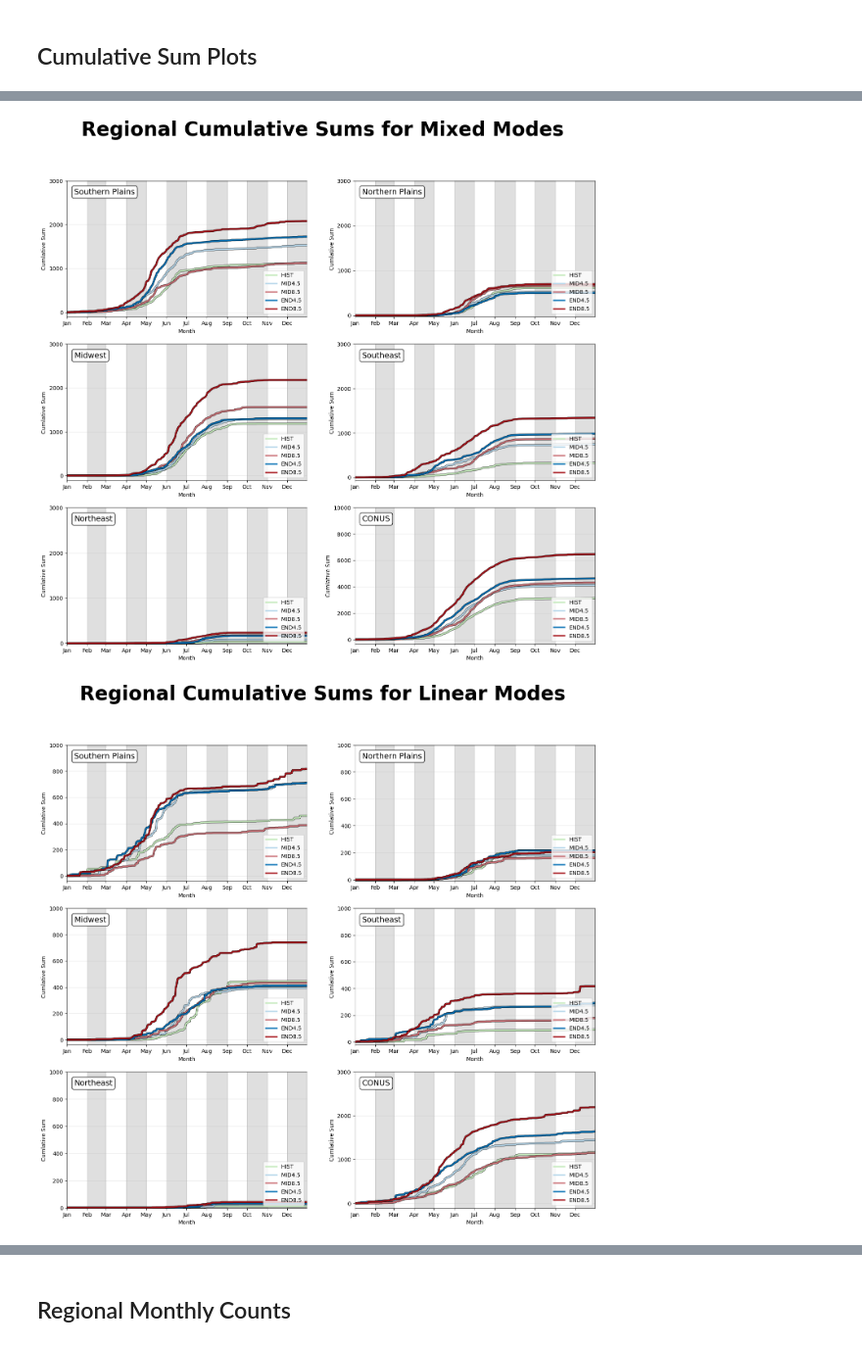
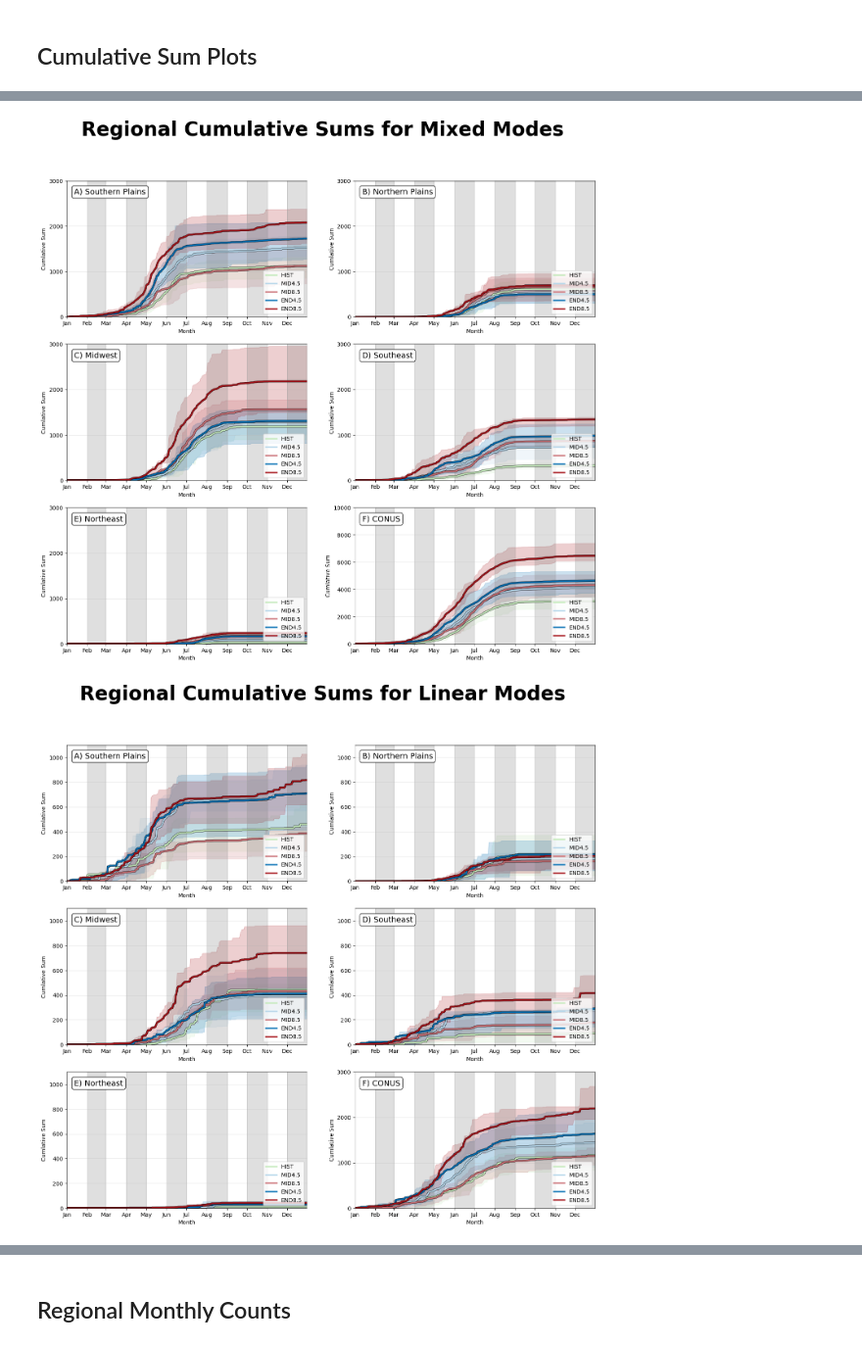
Before and after one commit to jcorner1/Future_Modes, a Jupyter notebook: Code/Triton/Regional_Plots.ipynb, the cells around one changed output, grey strips where cells are left out. Shown at 98% size. Saved outputs shown, nothing was run; the diff lists cells and outputs as text; code cells hidden in the pictures.

```diff
--- a/Code/Triton/Regional_Plots.ipynb
+++ b/Code/Triton/Regional_Plots.ipynb
@@ -201,0 +236,11 @@ END8p5
+# %%
+#iterate through the epochs
+for epoch in epochs:
+
+    key1 = np.cumsum(locals()[f'dailycounts_{epoch}_EC_Cellular'].mean(axis = 1))[365] * 0.2
+    key2 = np.cumsum(locals()[f'dailycounts_{epoch}_EC_Multicell'].mean(axis = 1))[365] * 0.2
+    key3 = np.cumsum(locals()[f'dailycounts_{epoch}_EC_Linear'].mean(axis = 1))[365] * 0.2
+
+    print(f"{epoch} | Cellular: {np.where(np.cumsum(locals()[f'dailycounts_{epoch}_EC_Cellular'].mean(axis = 1)) >= key1)[0][0]} - {key1}, "
+          f"Mixed Mode: {np.where(np.cumsum(locals()[f'dailycounts_{epoch}_EC_Multicell'].mean(axis = 1)) >= key2)[0][0]} - {key2}, "
+          f"Linear: {np.where(np.cumsum(locals()[f'dailycounts_{epoch}_EC_Linear'].mean(axis = 1)) >= key3)[0][0]} - {key3}")
@@ -204,6 +255,8 @@ j = 1
 fig = plt.figure(figsize=(17,15))
 names = ['Southern Plains','Northern Plains', 'Midwest','Southeast','Northeast', 'CONUS']
 plt.suptitle('Regional Cumulative Sums for Cellular Modes', size=35).set_weight('bold')
+
+abc = ['A','B','C','D','E','F']
 
 for key, value in regions.items():
     #plot the data
@@ -219,6 +272,11 @@ for key, value in regions.items():
     for epoch in epochs:
         plt.plot(np.arange(1, 366, 1), np.cumsum(locals()[f'dailycounts_{epoch}_{key}_Cellular'].mean(axis = 1)), c = 'black', lw = 3.5)
         plt.plot(np.arange(1, 366, 1), np.cumsum(locals()[f'dailycounts_{epoch}_{key}_Cellular'].mean(axis = 1)), c = colors[i], label = epoch_labels[i], lw = 2.5)
+
+        q75 = np.quantile(np.cumsum(locals()[f'dailycounts_{epoch}_{key}_Cellular']), 0.75, axis=1)
+        q25 = np.quantile(np.cumsum(locals()[f'dailycounts_{epoch}_{key}_Cellular']), 0.25, axis=1)
+        plt.fill_between(np.arange(1, 366, 1), y1 = q25, y2 = q75, color = colors[i], alpha=0.2)
+
         i = i+1
 
 
@@ -230,14 +288,16 @@ for key, value in regions.items():
     plt.axvspan(334, 365, color='grey', alpha=0.25)
 
     plt.xticks([0,31,59,90,120,151,181,212,243,273,304,334], labels=['Jan','Feb','Mar','Apr','May','Jun','Jul','Aug','Sep','Oct','Nov','Dec'])
-    plt.annotate(names[j-1], (0.03,0.9),fontsize=14,
+    plt.annotate(f'{abc[j-1]}) {names[j-1]}', (0.03,0.9),fontsize=14,
                  bbox=dict(boxstyle='round', facecolor='w', alpha=1), xycoords='axes fraction')
 
 
     if j == 6:
         plt.yticks(np.arange(0,10001,2000))
+        plt.ylim(0,11001)
     else:
         plt.yticks(np.arange(0,3001,1000))
+        plt.ylim(0,3201)
 
     plt.legend(loc='lower right')
 
@@ -268,6 +328,11 @@ for key, value in regions.items():
     for epoch in epochs:
         plt.plot(np.arange(1, 366, 1), np.cumsum(locals()[f'dailycounts_{epoch}_{key}_Multicell'].mean(axis = 1)), c = 'black', lw = 3.5)
         plt.plot(np.arange(1, 366, 1), np.cumsum(locals()[f'dailycounts_{epoch}_{key}_Multicell'].mean(axis = 1)), c = colors[i], label = epoch_labels[i], lw = 2.5)
+
+        q75 = np.quantile(np.cumsum(locals()[f'dailycounts_{epoch}_{key}_Multicell']), 0.75, axis=1)
+        q25 = np.quantile(np.cumsum(locals()[f'dailycounts_{epoch}_{key}_Multicell']), 0.25, axis=1)
+        plt.fill_between(np.arange(1, 366, 1), y1 = q25, y2 = q75, color = colors[i], alpha=0.2)
+
         i = i+1
 
 
@@ -280,21 +345,23 @@ for key, value in regions.items():
 
     #setting x-axis ticks to months
     plt.xticks([0,31,59,90,120,151,181,212,243,273,304,334], labels=['Jan','Feb','Mar','Apr','May','Jun','Jul','Aug','Sep','Oct','Nov','Dec'])
-    plt.annotate(names[j-1], (0.03,0.9),fontsize=14,
+    plt.annotate(f'{abc[j-1]}) {names[j-1]}', (0.03,0.9),fontsize=14,
                  bbox=dict(boxstyle='round', facecolor='w', alpha=1), xycoords='axes fraction')
 
     plt.legend(loc='lower right')
 
     if j == 6:
         plt.yticks(np.arange(0,10001,2000))
+        plt.ylim(0,11001)
     else:
         plt.yticks(np.arange(0,3001,1000))
+        plt.ylim(0,3201)
 
     plt.xlim(0, 364)
     j=j+1
 plt.savefig('/home/jcorner1/Future_Modes/Plots/mixed_modes_cumu_sum.png', format='png', dpi=500, bbox_inches='tight')
 # %% [output]
-[figure, old version]
+[figure, new version]
 # %%
 j = 1
 fig = plt.figure(figsize=(17,15))
@@ -316,35 +383,42 @@ for key, value in regions.items():
 
     for epoch in epochs:
         plt.plot(np.arange(1, 366, 1), np.cumsum(locals()[f'dailycounts_{epoch}_{key}_Linear'].mean(axis = 1)), c = 'black', lw = 3.5)
         plt.plot(np.arange(1, 366, 1), np.cumsum(locals()[f'dailycounts_{epoch}_{key}_Linear'].mean(axis = 1)), c = colors[i], label = epoch_labels[i], lw = 2.5)
+
+        q75 = np.quantile(np.cumsum(locals()[f'dailycounts_{epoch}_{key}_Linear']), 0.75, axis=1)
+        q25 = np.quantile(np.cumsum(locals()[f'dailycounts_{epoch}_{key}_Linear']), 0.25, axis=1)
+        plt.fill_between(np.arange(1, 366, 1), y1 = q25, y2 = q75, color = colors[i], alpha=0.2)
+
         i = i+1
 
 
     plt.axvspan(31, 59, color='grey', alpha=0.25)
     plt.axvspan(90, 120, color='grey', alpha=0.25)
     plt.axvspan(151, 181, color='grey', alpha=0.25)
     plt.axvspan(212, 243, color='grey', alpha=0.25)
     plt.axvspan(273, 304, color='grey', alpha=0.25)
     plt.axvspan(334, 365, color='grey', alpha=0.25)
 
     #setting x-axis ticks to months
     plt.xticks([0,31,59,90,120,151,181,212,243,273,304,334], labels=['Jan','Feb','Mar','Apr','May','Jun','Jul','Aug','Sep','Oct','Nov','Dec'])
-    plt.annotate(names[j-1], (0.03,0.9),fontsize=14,
+    plt.annotate(f'{abc[j-1]}) {names[j-1]}', (0.03,0.9),fontsize=14,
                  bbox=dict(boxstyle='round', facecolor='w', alpha=1), xycoords='axes fraction')
 
     plt.legend(loc='lower right')
 
     plt.xlim(0, 364)
 
     if j == 6:
         plt.yticks(np.arange(0,3001,1000))
+        plt.ylim(0,3001)
     else:
         plt.yticks(np.arange(0,1001,200))
+        plt.ylim(0,1101)
 
     j=j+1
 plt.savefig('/home/jcorner1/Future_Modes/Plots/linear_cumu_sum.png', format='png', dpi=500, bbox_inches='tight')
 # %% [output]
-[figure, old version]
+[figure, new version]
 # %%
 j = 1
 fig = plt.figure(figsize=(17,15))
```
Also changed, not shown: parts of 17 cells of this notebook, 21 other files.
